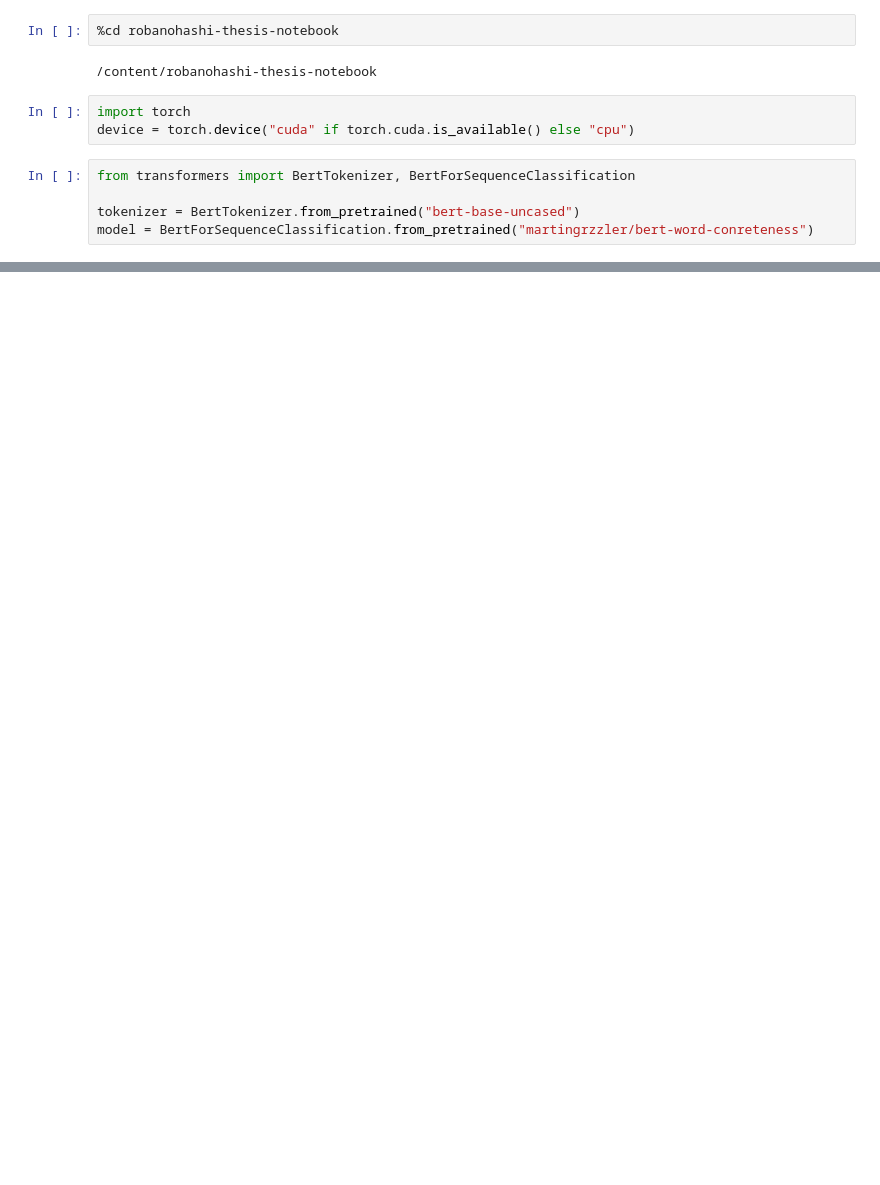
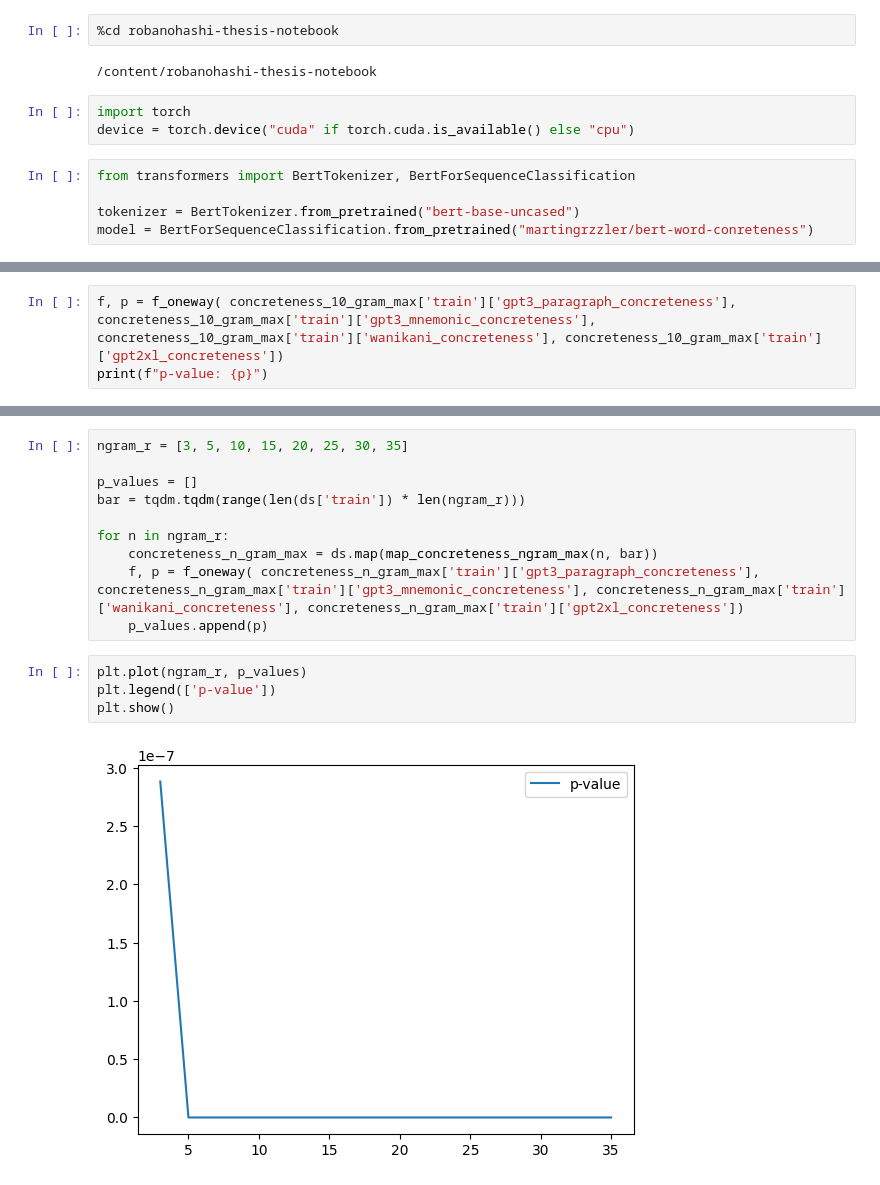
Before and after one commit to martingrzzler/robanohashi-thesis-notebook, a Jupyter notebook: concreteness_metric.ipynb, the cells around one changed output, grey strips where cells are left out. Saved outputs shown, nothing was run; the diff lists cells and outputs as text; blank space fills up the shorter version.

```diff
--- a/concreteness_metric.ipynb
+++ b/concreteness_metric.ipynb
@@ -51,0 +235,3 @@ BertForSequenceClassification(
+# %%
+f, p = f_oneway( concreteness_10_gram_max['train']['gpt3_paragraph_concreteness'], concreteness_10_gram_max['train']['gpt3_mnemonic_concreteness'], concreteness_10_gram_max['train']['wanikani_concreteness'], concreteness_10_gram_max['train']['gpt2xl_concreteness'])
+print(f"p-value: {p}")
@@ -51,0 +269,16 @@ BertForSequenceClassification(
+# %%
+ngram_r = [3, 5, 10, 15, 20, 25, 30, 35]
+
+p_values = []
+bar = tqdm.tqdm(range(len(ds['train']) * len(ngram_r)))
+
+for n in ngram_r:
+    concreteness_n_gram_max = ds.map(map_concreteness_ngram_max(n, bar))
+    f, p = f_oneway( concreteness_n_gram_max['train']['gpt3_paragraph_concreteness'], concreteness_n_gram_max['train']['gpt3_mnemonic_concreteness'], concreteness_n_gram_max['train']['wanikani_concreteness'], concreteness_n_gram_max['train']['gpt2xl_concreteness'])
+    p_values.append(p)
+# %%
+plt.plot(ngram_r, p_values)
+plt.legend(['p-value'])
+plt.show()
+# %% [output]
+[figure, added]
```
Also changed, not shown: parts of 31 cells of this notebook.
